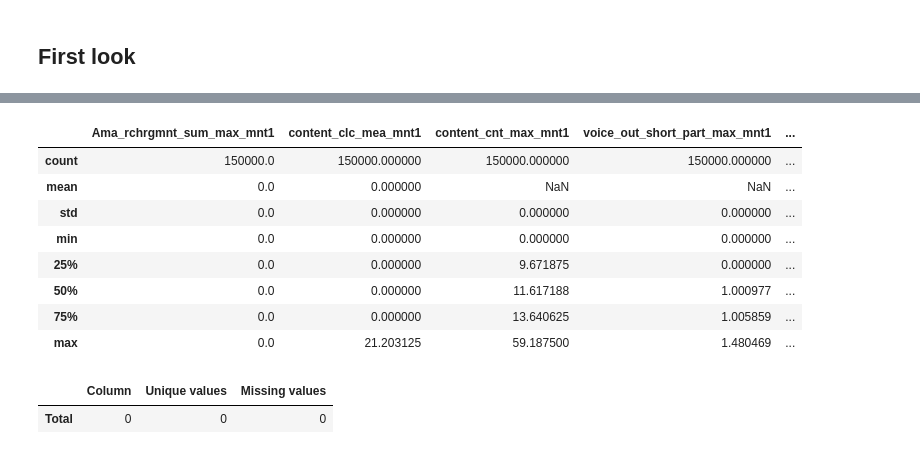
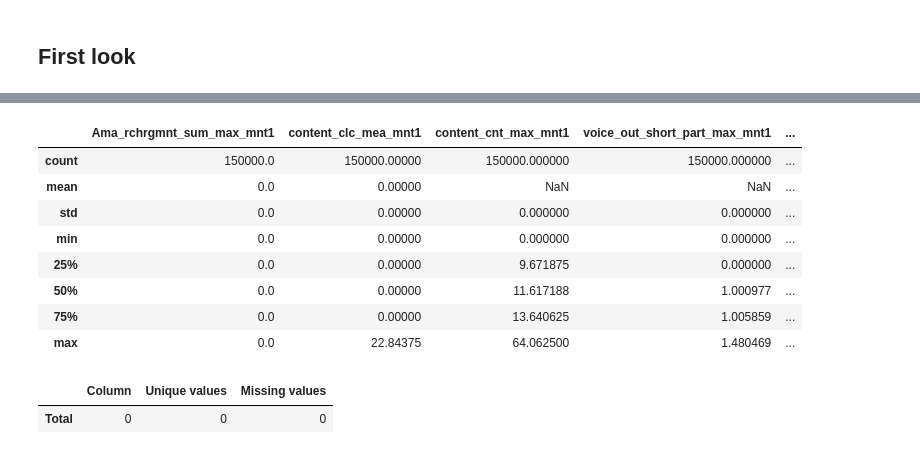
Before and after one commit to volry/subscriber-churn, a Jupyter notebook: BDL-final.ipynb, the cells around one changed output, grey strips where cells are left out. Saved outputs shown, nothing was run; the diff lists cells and outputs as text; code cells hidden in the pictures.

Commit message:
add train model

```diff
--- a/BDL-final.ipynb
+++ b/BDL-final.ipynb
@@ -6,12 +6,12 @@
 import pandas as pd
 import pickle
 import my_func
-from sklearn.impute import SimpleImputer
-
-file_name = 'churn_test_model_fe.pickle'
+import lightgbm as lgb
+from sklearn.model_selection import KFold
+file_name = 'churn_train_model_fe.pickle'
 file_path = r'D:\BDL-Final\data-from-BDL' + '\\'
 
 # settings for dataframe
 pd.set_option('display.max_columns', None)
 # %%
-df_fe = pd.read_pickle(file_path+file_name)
+df_traine_fe = pd.read_pickle(file_path+file_name)
@@ -24,12 +68,12 @@ df_fe = pd.read_pickle(file_path+file_name)
 # %%
-df_fe.describe()
+df_traine_fe.describe()
 # %% [output]
 |  | Ama_rchrgmnt_sum_max_mnt1 | content_clc_mea_mnt1 | content_cnt_max_mnt1 | voice_out_short_part_max_mnt1 | ... |
-| count | 150000.0 | 150000.000000 | 150000.000000 | 150000.000000 | ... |
-| mean | 0.0 | 0.000000 | NaN | NaN | ... |
-| std | 0.0 | 0.000000 | 0.000000 | 0.000000 | ... |
-| min | 0.0 | 0.000000 | 0.000000 | 0.000000 | ... |
-| 25% | 0.0 | 0.000000 | 9.671875 | 0.000000 | ... |
-| 50% | 0.0 | 0.000000 | 11.617188 | 1.000977 | ... |
-| 75% | 0.0 | 0.000000 | 13.640625 | 1.005859 | ... |
-| max | 0.0 | 21.203125 | 59.187500 | 1.480469 | ... |
+| count | 150000.0 | 150000.00000 | 150000.000000 | 150000.000000 | ... |
+| mean | 0.0 | 0.00000 | NaN | NaN | ... |
+| std | 0.0 | 0.00000 | 0.000000 | 0.000000 | ... |
+| min | 0.0 | 0.00000 | 0.000000 | 0.000000 | ... |
+| 25% | 0.0 | 0.00000 | 9.671875 | 0.000000 | ... |
+| 50% | 0.0 | 0.00000 | 11.617188 | 1.000977 | ... |
+| 75% | 0.0 | 0.00000 | 13.640625 | 1.005859 | ... |
+| max | 0.0 | 22.84375 | 64.062500 | 1.480469 | ... |
```
Also changed, not shown: parts of 16 cells of this notebook.
